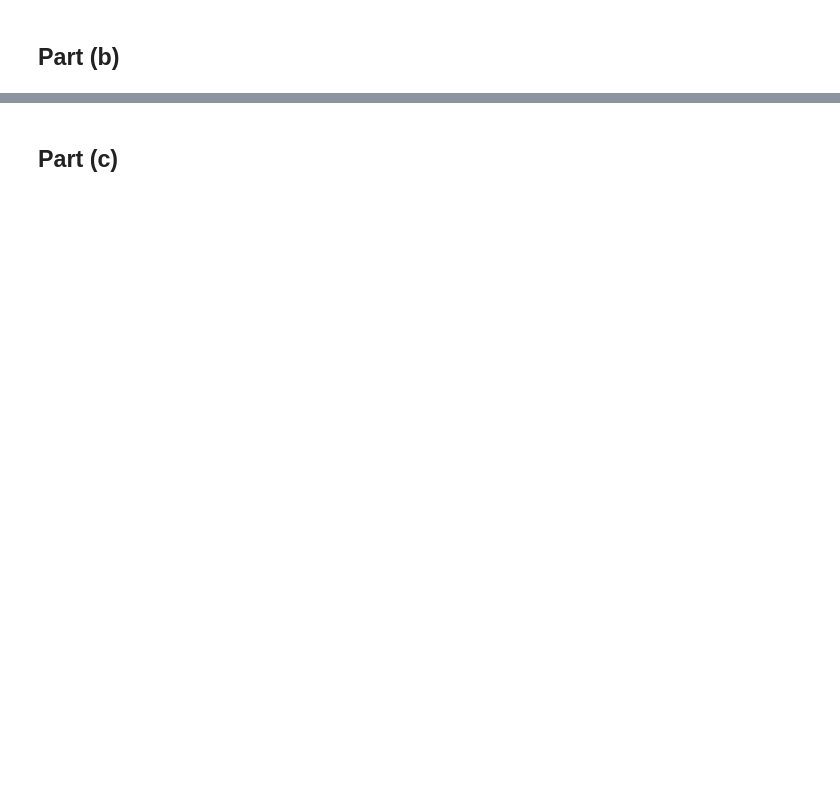
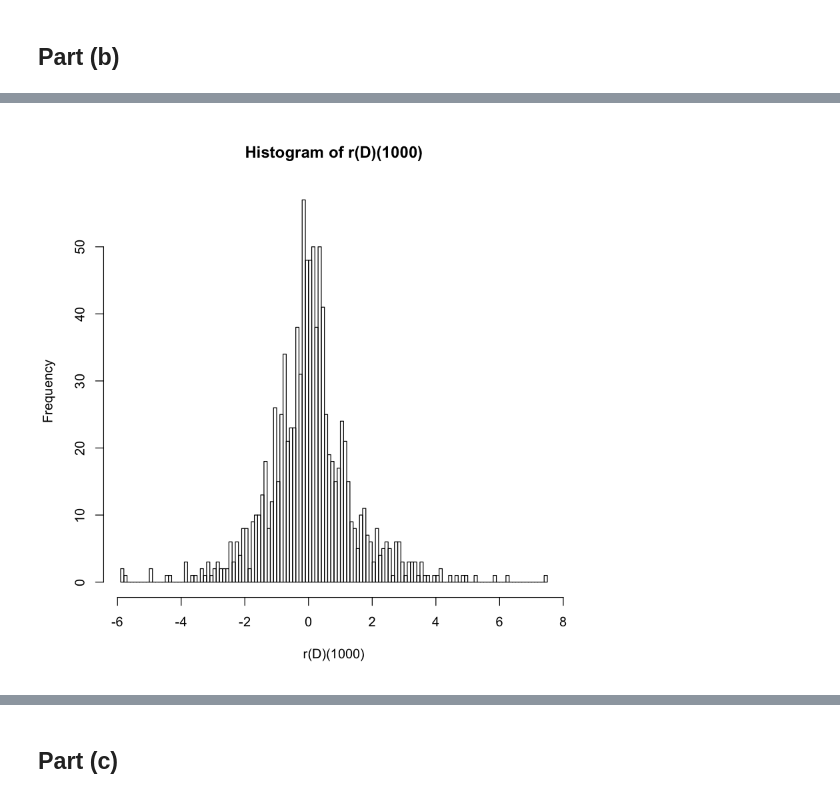
Before and after one commit to franklinmarsh/computational_statistics, a Jupyter notebook: hw2.ipynb, the cells around one changed output, grey strips where cells are left out. Cells and saved outputs as stored; diff of their text form; code cells hidden in the pictures; blank space fills up the shorter version.

```diff
--- a/hw2.ipynb
+++ b/hw2.ipynb
@@ -31,0 +96,5 @@ RecursiveBinomial <- (n,k) {
+# %%
+D <- DExp(rate = 1)
+hist(r(D)(1000), breaks = 100)
+# %% [output]
+[figure, added]
```
Also changed, not shown: parts of 28 cells of this notebook.
